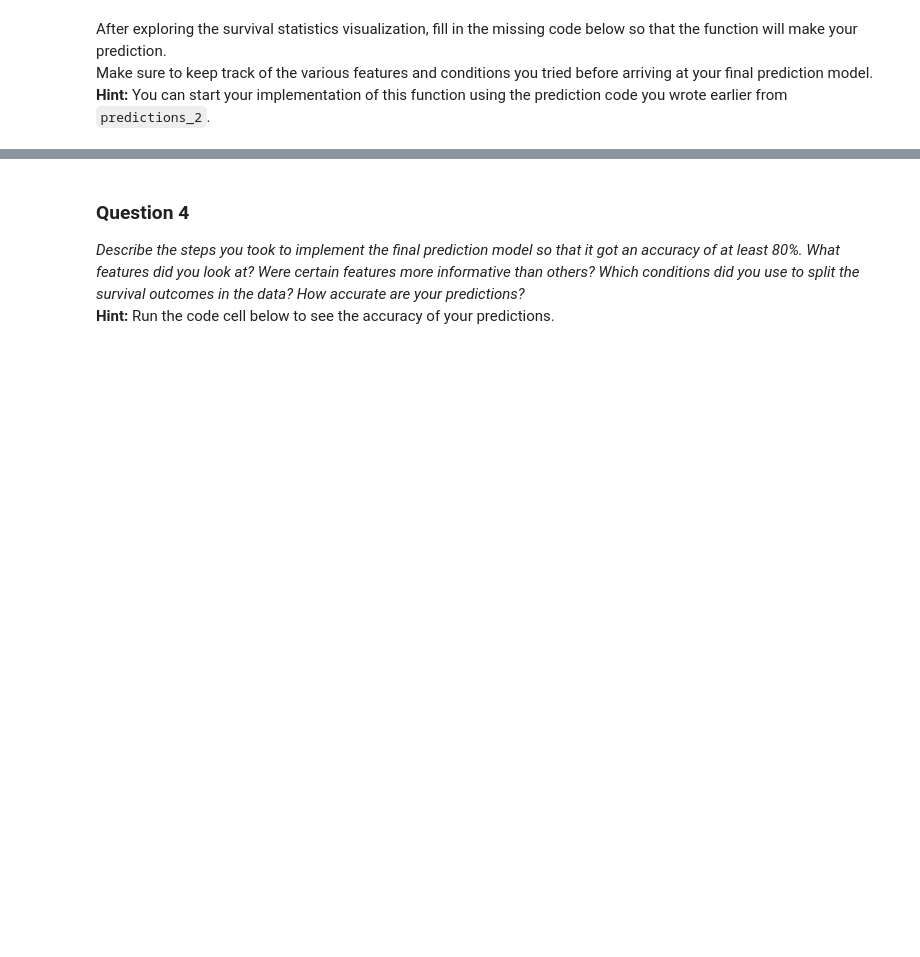
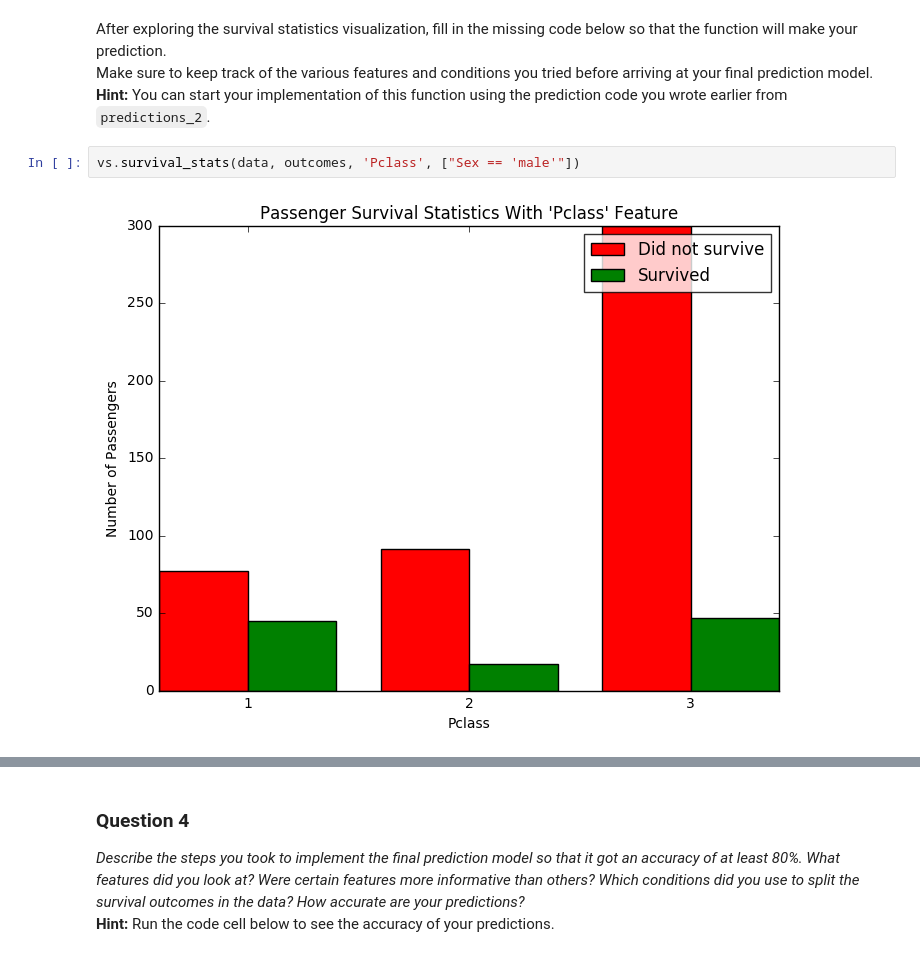
Before and after one commit to dhrumil24patel/machine-learning-nd, a Jupyter notebook: projects/titanic_survival_exploration/titanic_survival_exploration.ipynb, the cells around one changed output, grey strips where cells are left out. Drawn from its saved outputs; the diff is of its cells as text; blank space fills up the shorter version.

```diff
--- a/projects/titanic_survival_exploration/titanic_survival_exploration.ipynb
+++ b/projects/titanic_survival_exploration/titanic_survival_exploration.ipynb
@@ -207,3 +224,7 @@ vs.survival_stats(data, outcomes, 'Age', ["Sex == 'male'", "Age < 18"])
 After exploring the survival statistics visualization, fill in the missing code below so that the function will make your prediction.
 Make sure to keep track of the various features and conditions you tried before arriving at your final prediction model.
 **Hint:** You can start your implementation of this function using the prediction code you wrote earlier from `predictions_2`.
+# %%
+vs.survival_stats(data, outcomes, 'Pclass', ["Sex == 'male'"])
+# %% [output]
+[figure, added]
```
Also changed, not shown: parts of 19 cells of this notebook, 1 other file.
